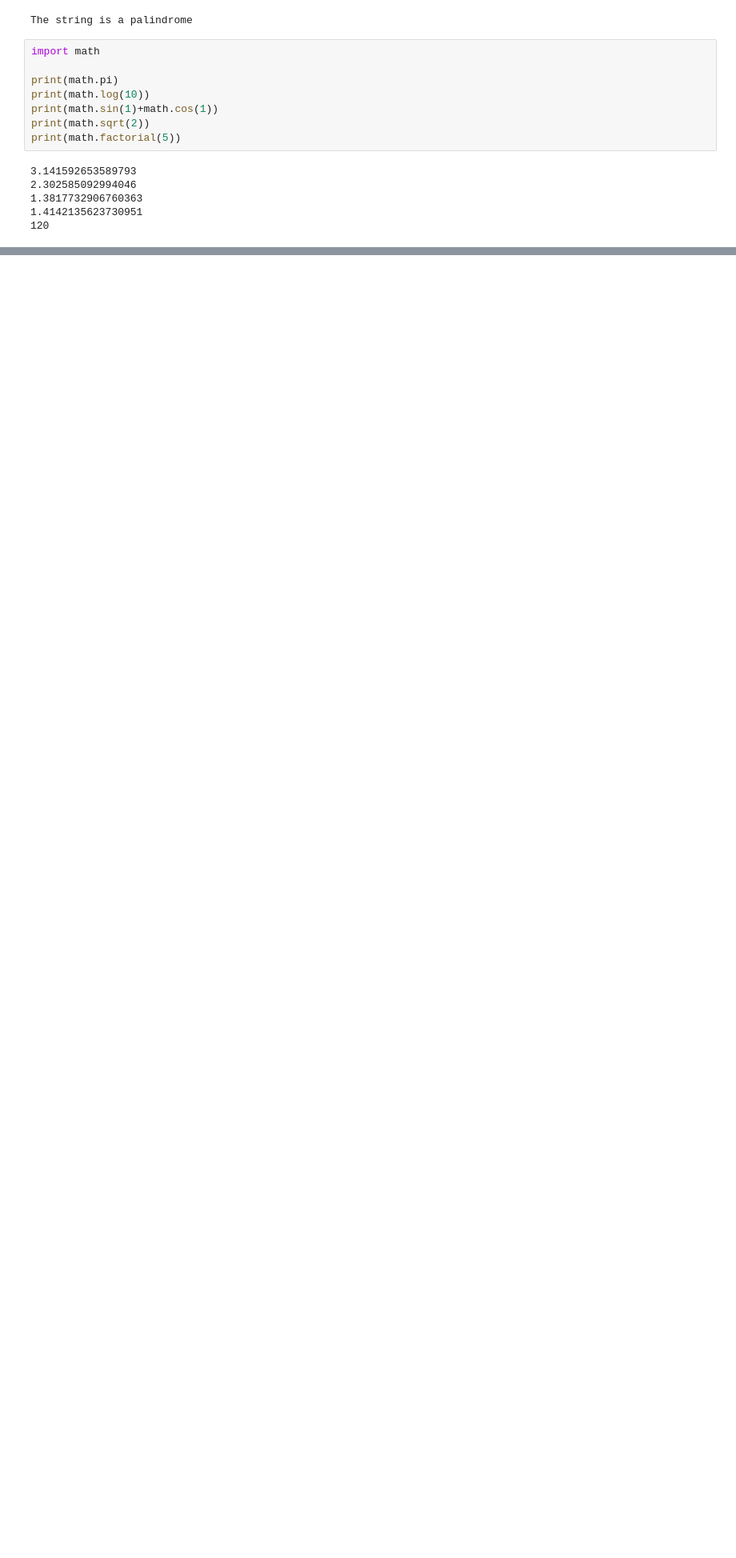
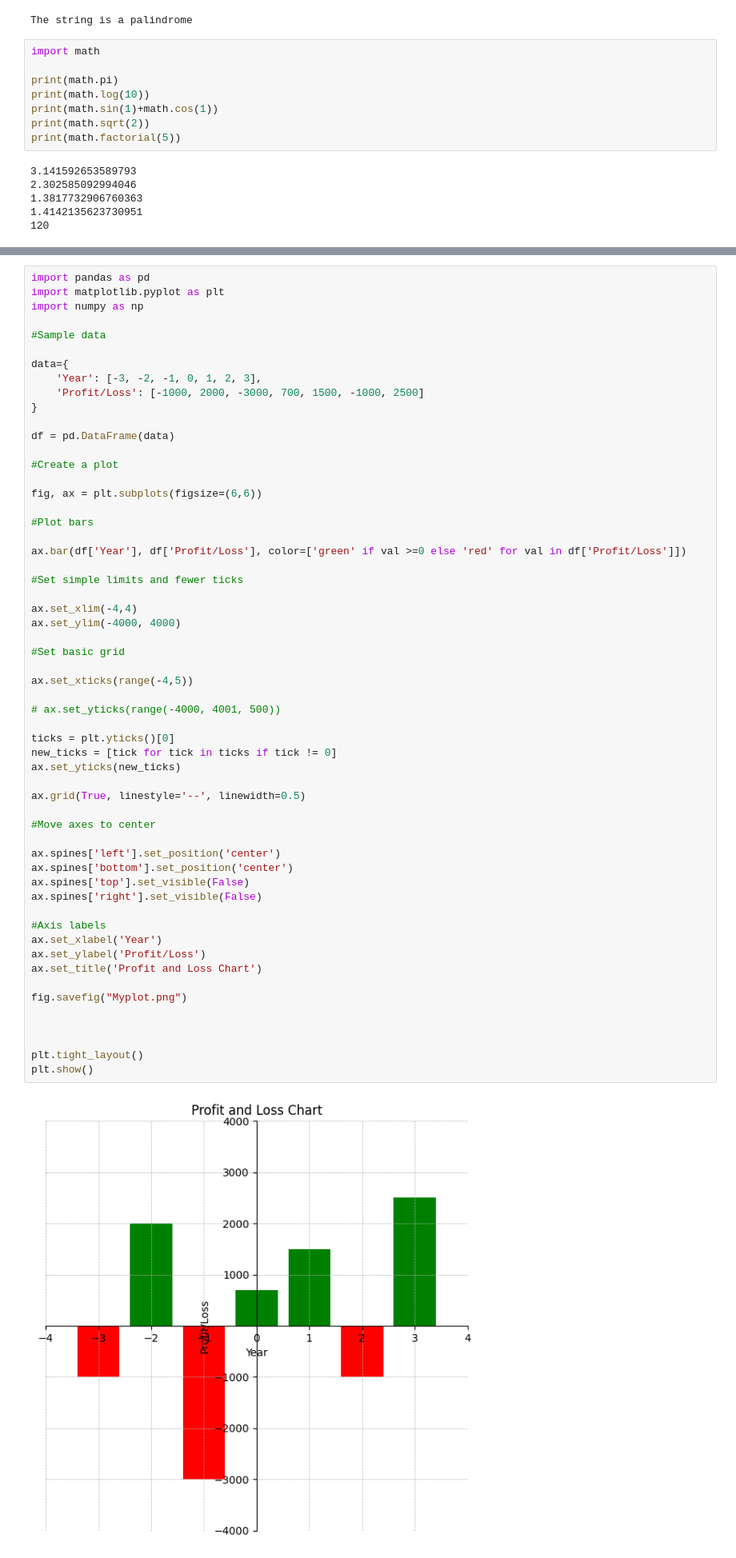
Before and after one commit to AbilashSP10/Python_Learning, a Jupyter notebook: MathPlotLib/Mathplotlib.ipynb, the cells around one changed output, grey strips where cells are left out. Shown at 80% size. Saved outputs shown, nothing was run; the diff lists cells and outputs as text; blank space fills up the shorter version.

Commit message:
Matplotlib learning continue

```diff
--- a/MathPlotLib/Mathplotlib.ipynb
+++ b/MathPlotLib/Mathplotlib.ipynb
@@ -295,0 +306,59 @@ plt.show()
+# %%
+import pandas as pd
+import matplotlib.pyplot as plt
+import numpy as np
+
+#Sample data
+
+data={
+    'Year': [-3, -2, -1, 0, 1, 2, 3],
+    'Profit/Loss': [-1000, 2000, -3000, 700, 1500, -1000, 2500]
+}
+
+df = pd.DataFrame(data)
+
+#Create a plot
+
+fig, ax = plt.subplots(figsize=(6,6))
+
+#Plot bars
+
+ax.bar(df['Year'], df['Profit/Loss'], color=['green' if val >=0 else 'red' for val in df['Profit/Loss']])
+
+#Set simple limits and fewer ticks
+
+ax.set_xlim(-4,4)
+ax.set_ylim(-4000, 4000)
+
+#Set basic grid
+
+ax.set_xticks(range(-4,5))
+
+# ax.set_yticks(range(-4000, 4001, 500))
+
+ticks = plt.yticks()[0]
+new_ticks = [tick for tick in ticks if tick != 0]
+ax.set_yticks(new_ticks)
+
+ax.grid(True, linestyle='--', linewidth=0.5)
+
+#Move axes to center
+
+ax.spines['left'].set_position('center')
+ax.spines['bottom'].set_position('center')
+ax.spines['top'].set_visible(False)
+ax.spines['right'].set_visible(False)
+
+#Axis labels
+ax.set_xlabel('Year')
+ax.set_ylabel('Profit/Loss')
+ax.set_title('Profit and Loss Chart')
+
+fig.savefig("Myplot.png")
+
+
+
+plt.tight_layout()
+plt.show()
+# %% [output]
+[figure, added]
```
Also changed, not shown: parts of 6 cells of this notebook, 1 other file.
